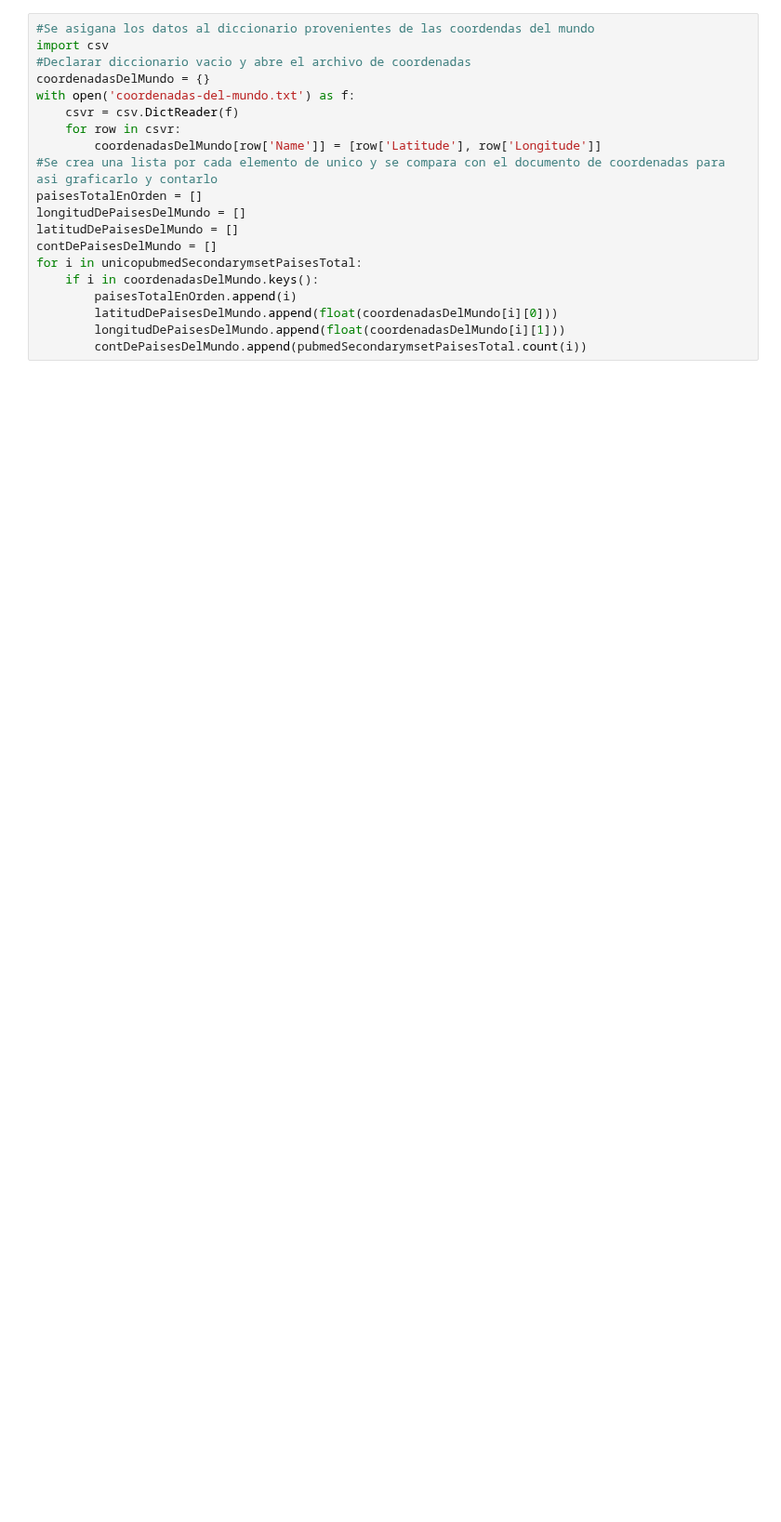
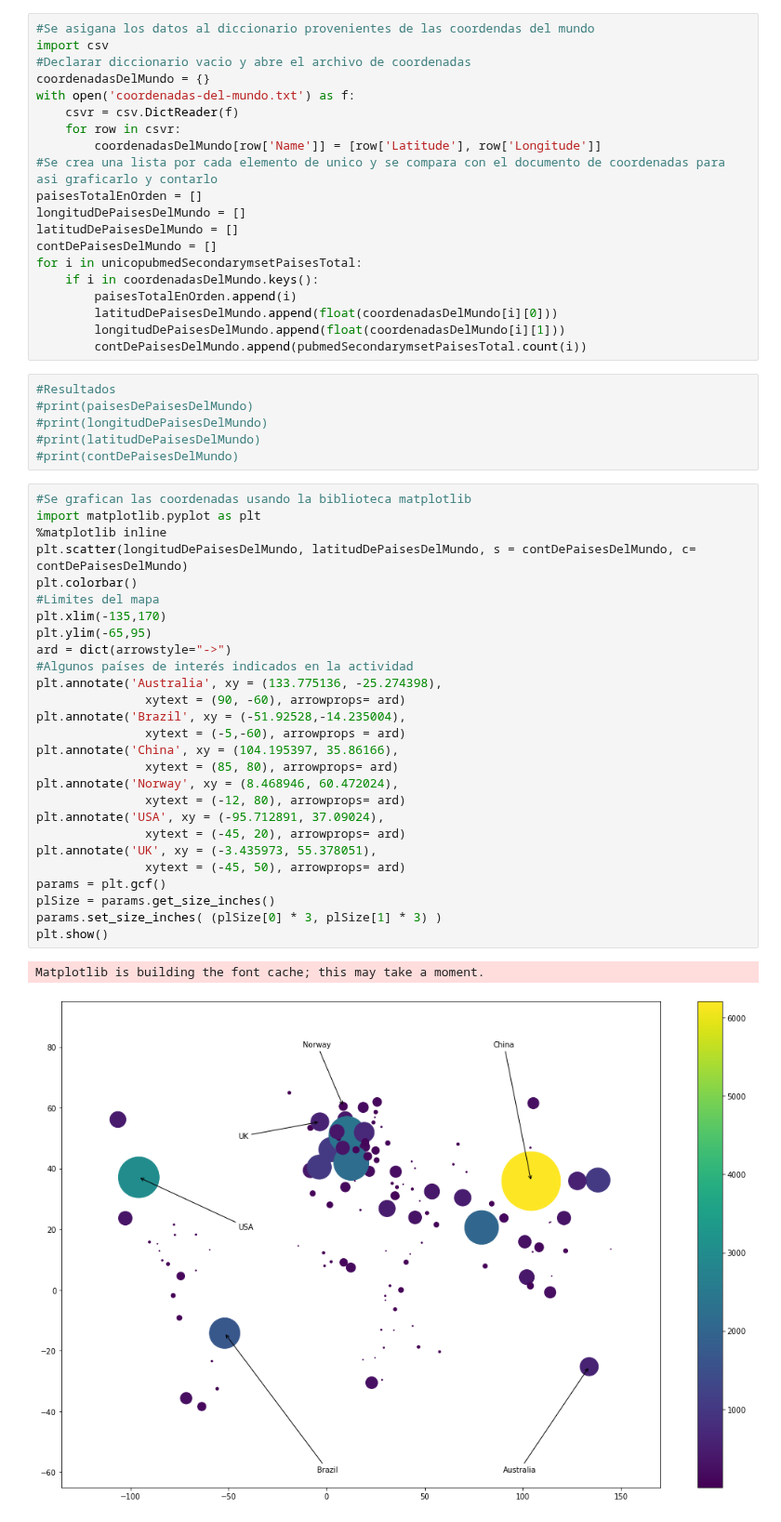
Before and after one commit to diegoveraf/Tarea-Mapa-de-Ciencia-, a Jupyter notebook: Untitled.ipynb, the cells around one changed output. Shown at 93% size. Saved outputs shown, nothing was run; the diff lists cells and outputs as text; blank space fills up the shorter version.

Commit message:
asignando coordenadas de paises y generando el mapa

```diff
--- a/Untitled.ipynb
+++ b/Untitled.ipynb
@@ -69,3 +72,39 @@ for i in unicopubmedSecondarymsetPaisesTotal:
         latitudDePaisesDelMundo.append(float(coordenadasDelMundo[i][0]))
         longitudDePaisesDelMundo.append(float(coordenadasDelMundo[i][1]))
         contDePaisesDelMundo.append(pubmedSecondarymsetPaisesTotal.count(i))
+# %%
+#Resultados
+#print(paisesDePaisesDelMundo)
+#print(longitudDePaisesDelMundo)
+#print(latitudDePaisesDelMundo)
+#print(contDePaisesDelMundo)
+# %%
+#Se grafican las coordenadas usando la biblioteca matplotlib
+import matplotlib.pyplot as plt
+%matplotlib inline
+plt.scatter(longitudDePaisesDelMundo, latitudDePaisesDelMundo, s = contDePaisesDelMundo, c= contDePaisesDelMundo)
+plt.colorbar()
+#Limites del mapa
+plt.xlim(-135,170)
+plt.ylim(-65,95)
+ard = dict(arrowstyle="->")
+#Algunos países de interés indicados en la actividad
+plt.annotate('Australia', xy = (133.775136, -25.274398),
+               xytext = (90, -60), arrowprops= ard)
+plt.annotate('Brazil', xy = (-51.92528,-14.235004),
+               xytext = (-5,-60), arrowprops = ard)
+plt.annotate('China', xy = (104.195397, 35.86166),
+               xytext = (85, 80), arrowprops= ard)
+plt.annotate('Norway', xy = (8.468946, 60.472024),
+               xytext = (-12, 80), arrowprops= ard)
+plt.annotate('USA', xy = (-95.712891, 37.09024),
+               xytext = (-45, 20), arrowprops= ard)
+plt.annotate('UK', xy = (-3.435973, 55.378051),
+               xytext = (-45, 50), arrowprops= ard)
+params = plt.gcf()
+plSize = params.get_size_inches()
+params.set_size_inches( (plSize[0] * 3, plSize[1] * 3) )
+plt.show()
+# %% [output]
+Matplotlib is building the font cache; this may take a moment.
+[figure, added]
```
Also changed, not shown: parts of 1 cell of this notebook.
